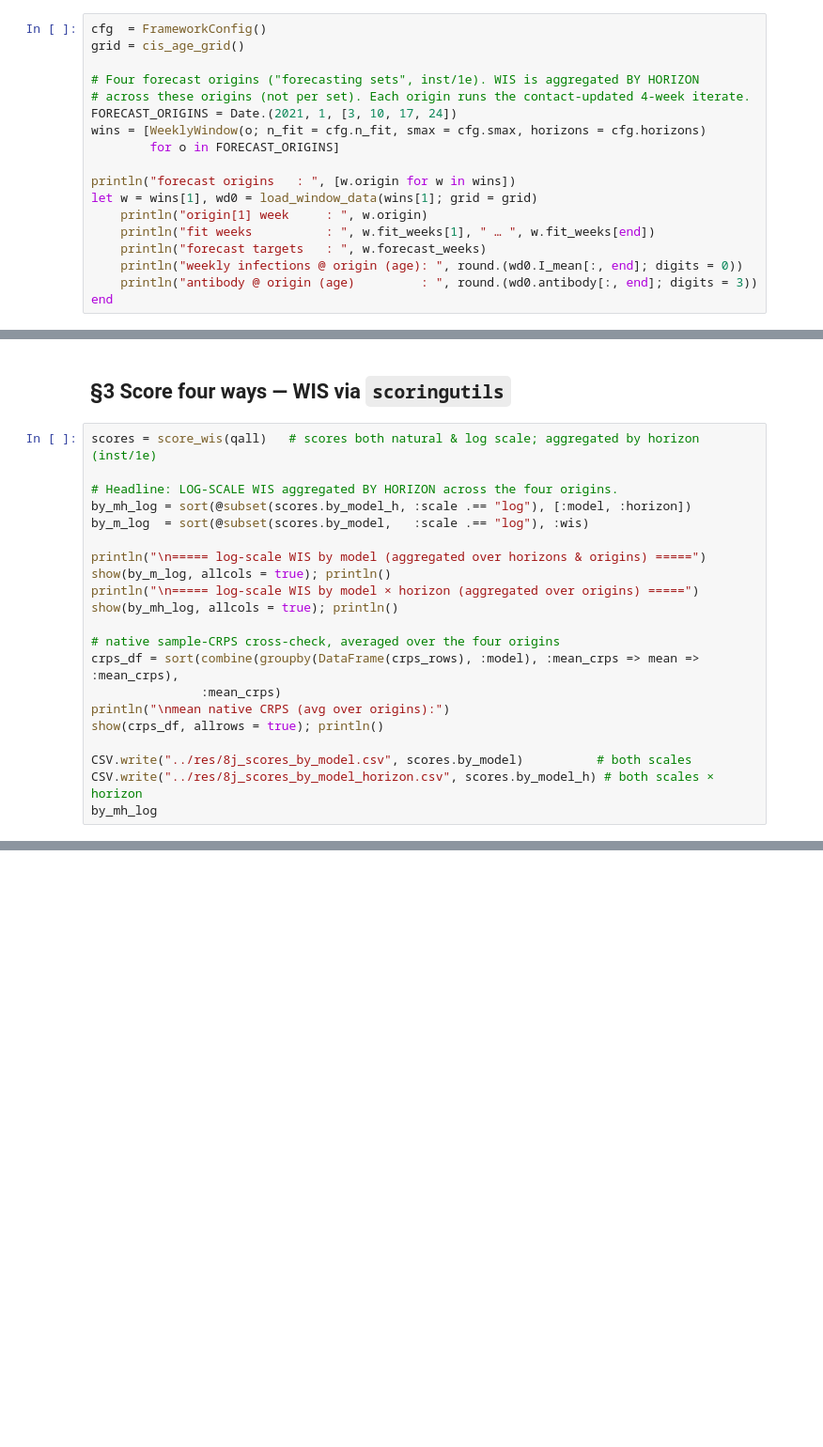
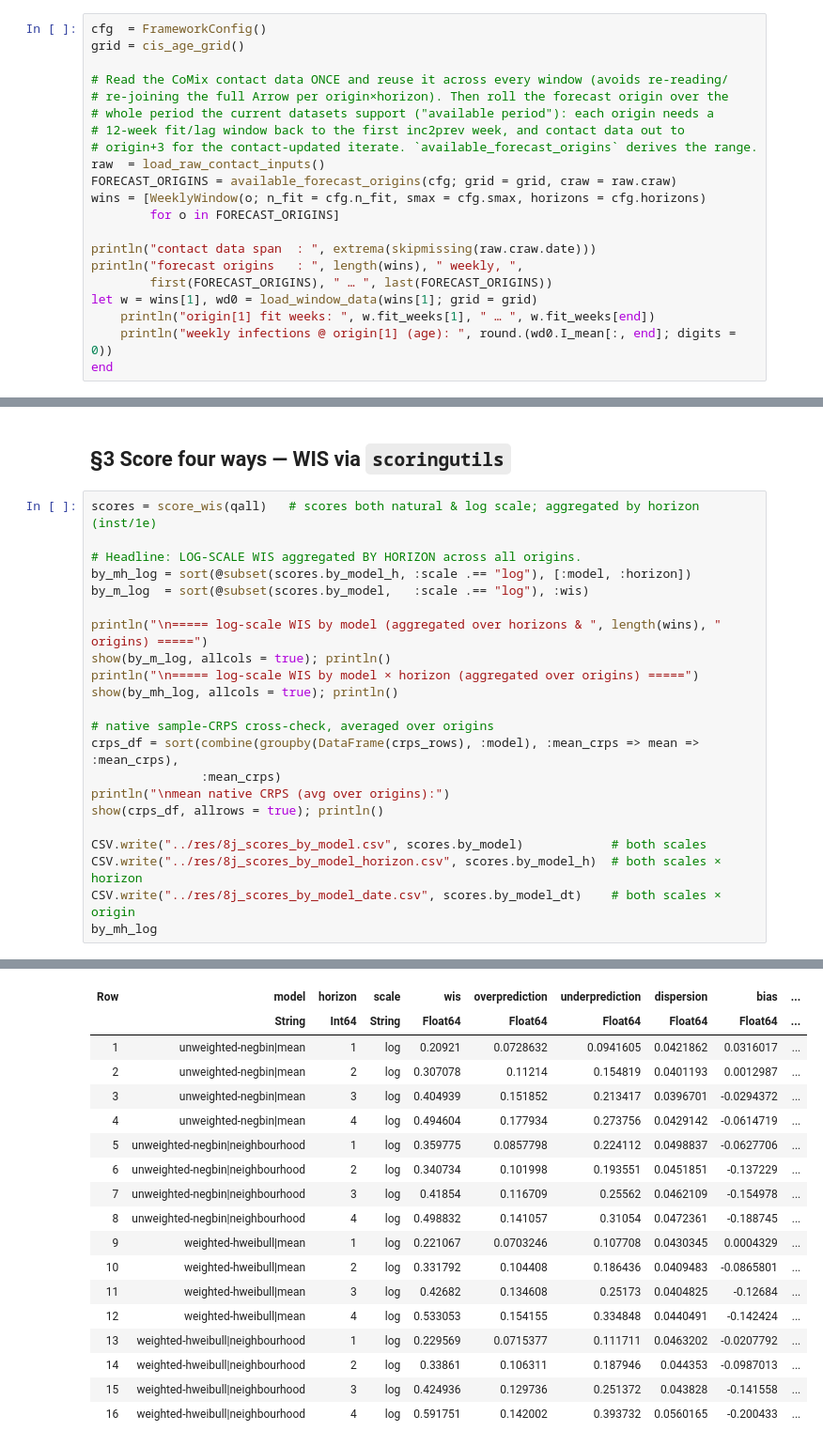
Before and after one commit to toshiakiasakura/sc_heavy_tail_mean, a Jupyter notebook: src/8j_preliminary_forecast.ipynb, the cells around one changed output, grey strips where cells are left out. Shown at 94% size. Cells and saved outputs as stored; diff of their text form; blank space fills up the shorter version.

```diff
--- a/src/8j_preliminary_forecast.ipynb
+++ b/src/8j_preliminary_forecast.ipynb
@@ -27,17 +29,20 @@ USE_NUTS = false   # true ⇒ formal Turing NUTS fit (slow); false ⇒ Pathfinde
 cfg  = FrameworkConfig()
 grid = cis_age_grid()
 
-# Four forecast origins ("forecasting sets", inst/1e). WIS is aggregated BY HORIZON
-# across these origins (not per set). Each origin runs the contact-updated 4-week iterate.
-FORECAST_ORIGINS = Date.(2021, 1, [3, 10, 17, 24])
+# Read the CoMix contact data ONCE and reuse it across every window (avoids re-reading/
+# re-joining the full Arrow per origin×horizon). Then roll the forecast origin over the
+# whole period the current datasets support ("available period"): each origin needs a
+# 12-week fit/lag window back to the first inc2prev week, and contact data out to
+# origin+3 for the contact-updated iterate. `available_forecast_origins` derives the range.
+raw  = load_raw_contact_inputs()
+FORECAST_ORIGINS = available_forecast_origins(cfg; grid = grid, craw = raw.craw)
 wins = [WeeklyWindow(o; n_fit = cfg.n_fit, smax = cfg.smax, horizons = cfg.horizons)
         for o in FORECAST_ORIGINS]
 
-println("forecast origins   : ", [w.origin for w in wins])
+println("contact data span  : ", extrema(skipmissing(raw.craw.date)))
+println("forecast origins   : ", length(wins), " weekly, ",
+        first(FORECAST_ORIGINS), " … ", last(FORECAST_ORIGINS))
 let w = wins[1], wd0 = load_window_data(wins[1]; grid = grid)
-    println("origin[1] week     : ", w.origin)
-    println("fit weeks          : ", w.fit_weeks[1], " … ", w.fit_weeks[end])
-    println("forecast targets   : ", w.forecast_weeks)
-    println("weekly infections @ origin (age): ", round.(wd0.I_mean[:, end]; digits = 0))
-    println("antibody @ origin (age)         : ", round.(wd0.antibody[:, end]; digits = 3))
+    println("origin[1] fit weeks: ", w.fit_weeks[1], " … ", w.fit_weeks[end])
+    println("weekly infections @ origin[1] (age): ", round.(wd0.I_mean[:, end]; digits = 0))
 end
@@ -104,21 +234,23 @@ size(qall)
 # %%
 scores = score_wis(qall)   # scores both natural & log scale; aggregated by horizon (inst/1e)
 
-# Headline: LOG-SCALE WIS aggregated BY HORIZON across the four origins.
+# Headline: LOG-SCALE WIS aggregated BY HORIZON across all origins.
 by_mh_log = sort(@subset(scores.by_model_h, :scale .== "log"), [:model, :horizon])
 by_m_log  = sort(@subset(scores.by_model,   :scale .== "log"), :wis)
 
-println("\n===== log-scale WIS by model (aggregated over horizons & origins) =====")
+println("\n===== log-scale WIS by model (aggregated over horizons & ", length(wins), " origins) =====")
 show(by_m_log, allcols = true); println()
 println("\n===== log-scale WIS by model × horizon (aggregated over origins) =====")
 show(by_mh_log, allcols = true); println()
 
-# native sample-CRPS cross-check, averaged over the four origins
+# native sample-CRPS cross-check, averaged over origins
 crps_df = sort(combine(groupby(DataFrame(crps_rows), :model), :mean_crps => mean => :mean_crps),
                :mean_crps)
 println("\nmean native CRPS (avg over origins):")
 show(crps_df, allrows = true); println()
 
-CSV.write("../res/8j_scores_by_model.csv", scores.by_model)          # both scales
-CSV.write("../res/8j_scores_by_model_horizon.csv", scores.by_model_h) # both scales × horizon
+CSV.write("../res/8j_scores_by_model.csv", scores.by_model)            # both scales
+CSV.write("../res/8j_scores_by_model_horizon.csv", scores.by_model_h)  # both scales × horizon
+CSV.write("../res/8j_scores_by_model_date.csv", scores.by_model_dt)    # both scales × origin
 by_mh_log
+# %% [output]
@@ -125 +275,19 @@ by_mh_log
+| Row | model | horizon | scale | wis | overprediction | underprediction | dispersion | bias | ... |
+|  | String | Int64 | String | Float64 | Float64 | Float64 | Float64 | Float64 | ... |
+| 1 | unweighted-negbin|mean | 1 | log | 0.20921 | 0.0728632 | 0.0941605 | 0.0421862 | 0.0316017 | ... |
+| 2 | unweighted-negbin|mean | 2 | log | 0.307078 | 0.11214 | 0.154819 | 0.0401193 | 0.0012987 | ... |
+| 3 | unweighted-negbin|mean | 3 | log | 0.404939 | 0.151852 | 0.213417 | 0.0396701 | -0.0294372 | ... |
+| 4 | unweighted-negbin|mean | 4 | log | 0.494604 | 0.177934 | 0.273756 | 0.0429142 | -0.0614719 | ... |
+| 5 | unweighted-negbin|neighbourhood | 1 | log | 0.359775 | 0.0857798 | 0.224112 | 0.0498837 | -0.0627706 | ... |
+| 6 | unweighted-negbin|neighbourhood | 2 | log | 0.340734 | 0.101998 | 0.193551 | 0.0451851 | -0.137229 | ... |
+| 7 | unweighted-negbin|neighbourhood | 3 | log | 0.41854 | 0.116709 | 0.25562 | 0.0462109 | -0.154978 | ... |
+| 8 | unweighted-negbin|neighbourhood | 4 | log | 0.498832 | 0.141057 | 0.31054 | 0.0472361 | -0.188745 | ... |
+| 9 | weighted-hweibull|mean | 1 | log | 0.221067 | 0.0703246 | 0.107708 | 0.0430345 | 0.0004329 | ... |
+| 10 | weighted-hweibull|mean | 2 | log | 0.331792 | 0.104408 | 0.186436 | 0.0409483 | -0.0865801 | ... |
+| 11 | weighted-hweibull|mean | 3 | log | 0.42682 | 0.134608 | 0.25173 | 0.0404825 | -0.12684 | ... |
+| 12 | weighted-hweibull|mean | 4 | log | 0.533053 | 0.154155 | 0.334848 | 0.0440491 | -0.142424 | ... |
+| 13 | weighted-hweibull|neighbourhood | 1 | log | 0.229569 | 0.0715377 | 0.111711 | 0.0463202 | -0.0207792 | ... |
+| 14 | weighted-hweibull|neighbourhood | 2 | log | 0.33861 | 0.106311 | 0.187946 | 0.044353 | -0.0987013 | ... |
+| 15 | weighted-hweibull|neighbourhood | 3 | log | 0.424936 | 0.129736 | 0.251372 | 0.043828 | -0.141558 | ... |
+| 16 | weighted-hweibull|neighbourhood | 4 | log | 0.591751 | 0.142002 | 0.393732 | 0.0560165 | -0.200433 | ... |
 # %%
```
Also changed, not shown: parts of 9 cells of this notebook, 3 other files.
